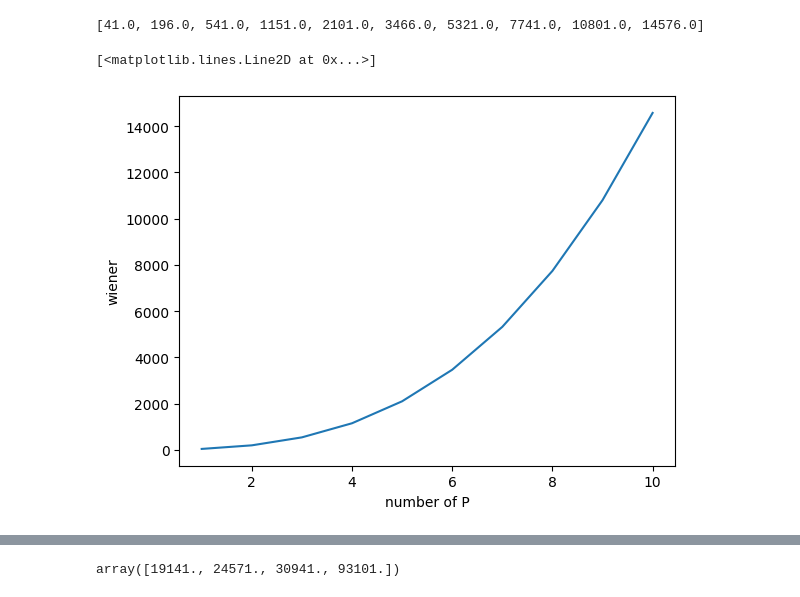
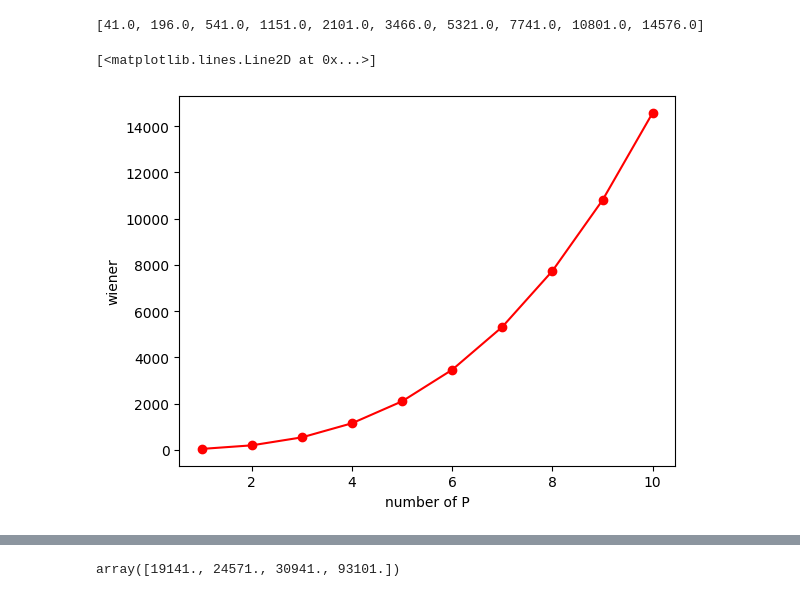
Before and after one commit to abolfazlaghdaee/GraphTask, a Jupyter notebook: Untitled.ipynb, the cells around one changed output, grey strips where cells are left out. Saved outputs shown, nothing was run; the diff lists cells and outputs as text; code cells hidden in the pictures.

```diff
--- a/Untitled.ipynb
+++ b/Untitled.ipynb
@@ -194,8 +194,8 @@ Y
 # %%
 plt.ylabel('wiener')
 plt.xlabel('number of P')
-plt.plot(X,Y)
+plt.plot(X,Y, marker='o', color='red')
 # %% [output]
 [<matplotlib.lines.Line2D at 0x...>]
-[figure, old version]
+[figure, new version]
 # %%
```
Also changed, not shown: parts of 12 cells of this notebook.
